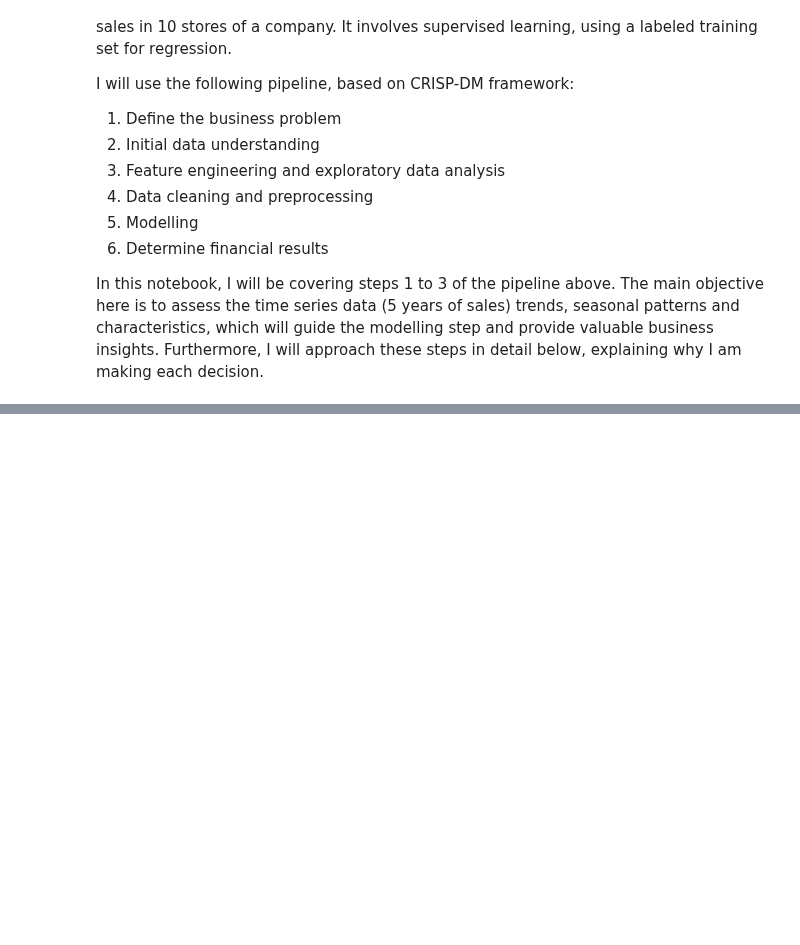
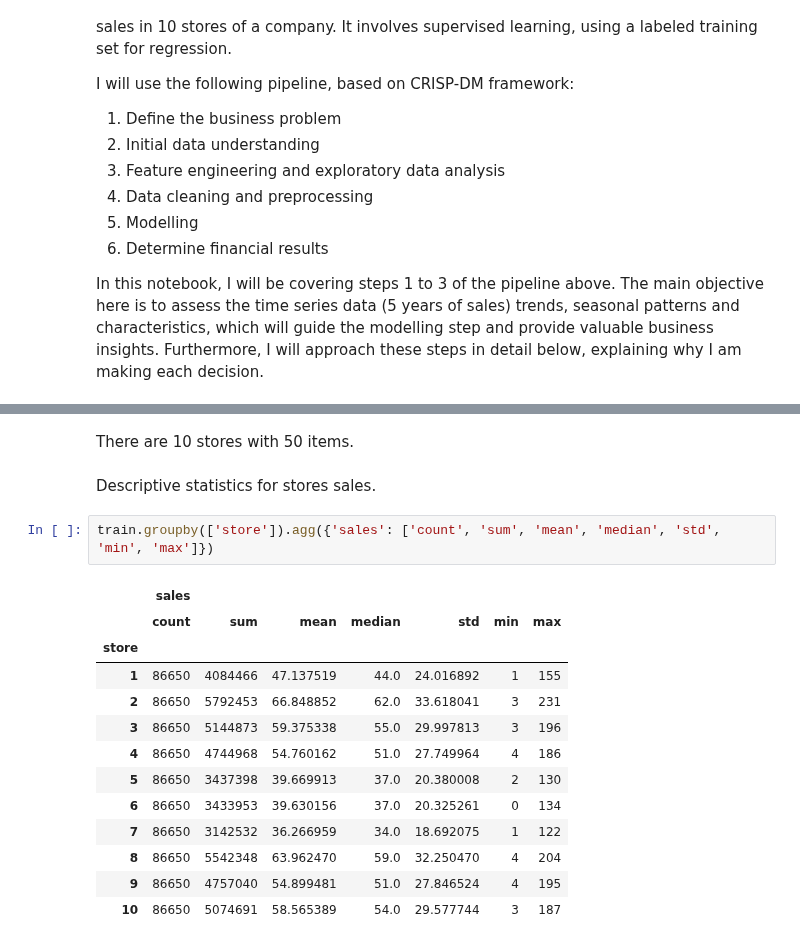
Before and after one commit to allmeidaapedro/Store-Item-Demand-Forecasting, a Jupyter notebook: notebooks/eda.ipynb, the cells around one changed output, grey strips where cells are left out. Cells and saved outputs as stored; diff of their text form; blank space fills up the shorter version.

```diff
--- a/notebooks/eda.ipynb
+++ b/notebooks/eda.ipynb
@@ -27,0 +221,20 @@ As a result, the business problem will be resolved.
+# %% [markdown]
+There are 10 stores with 50 items.
+# %% [markdown]
+Descriptive statistics for stores sales.
+# %%
+train.groupby(['store']).agg({'sales': ['count', 'sum', 'mean', 'median', 'std', 'min', 'max']})
+# %% [output]
+|  | sales |  |  |  |  |  |  |
+|  | count | sum | mean | median | std | min | max |
+| store |  |  |  |  |  |  |  |
+| 1 | 86650 | 4084466 | 47.137519 | 44.0 | 24.016892 | 1 | 155 |
+| 2 | 86650 | 5792453 | 66.848852 | 62.0 | 33.618041 | 3 | 231 |
+| 3 | 86650 | 5144873 | 59.375338 | 55.0 | 29.997813 | 3 | 196 |
+| 4 | 86650 | 4744968 | 54.760162 | 51.0 | 27.749964 | 4 | 186 |
+| 5 | 86650 | 3437398 | 39.669913 | 37.0 | 20.380008 | 2 | 130 |
+| 6 | 86650 | 3433953 | 39.630156 | 37.0 | 20.325261 | 0 | 134 |
+| 7 | 86650 | 3142532 | 36.266959 | 34.0 | 18.692075 | 1 | 122 |
+| 8 | 86650 | 5542348 | 63.962470 | 59.0 | 32.250470 | 4 | 204 |
+| 9 | 86650 | 4757040 | 54.899481 | 51.0 | 27.846524 | 4 | 195 |
+| 10 | 86650 | 5074691 | 58.565389 | 54.0 | 29.577744 | 3 | 187 |
```
Also changed, not shown: parts of 40 cells of this notebook.
